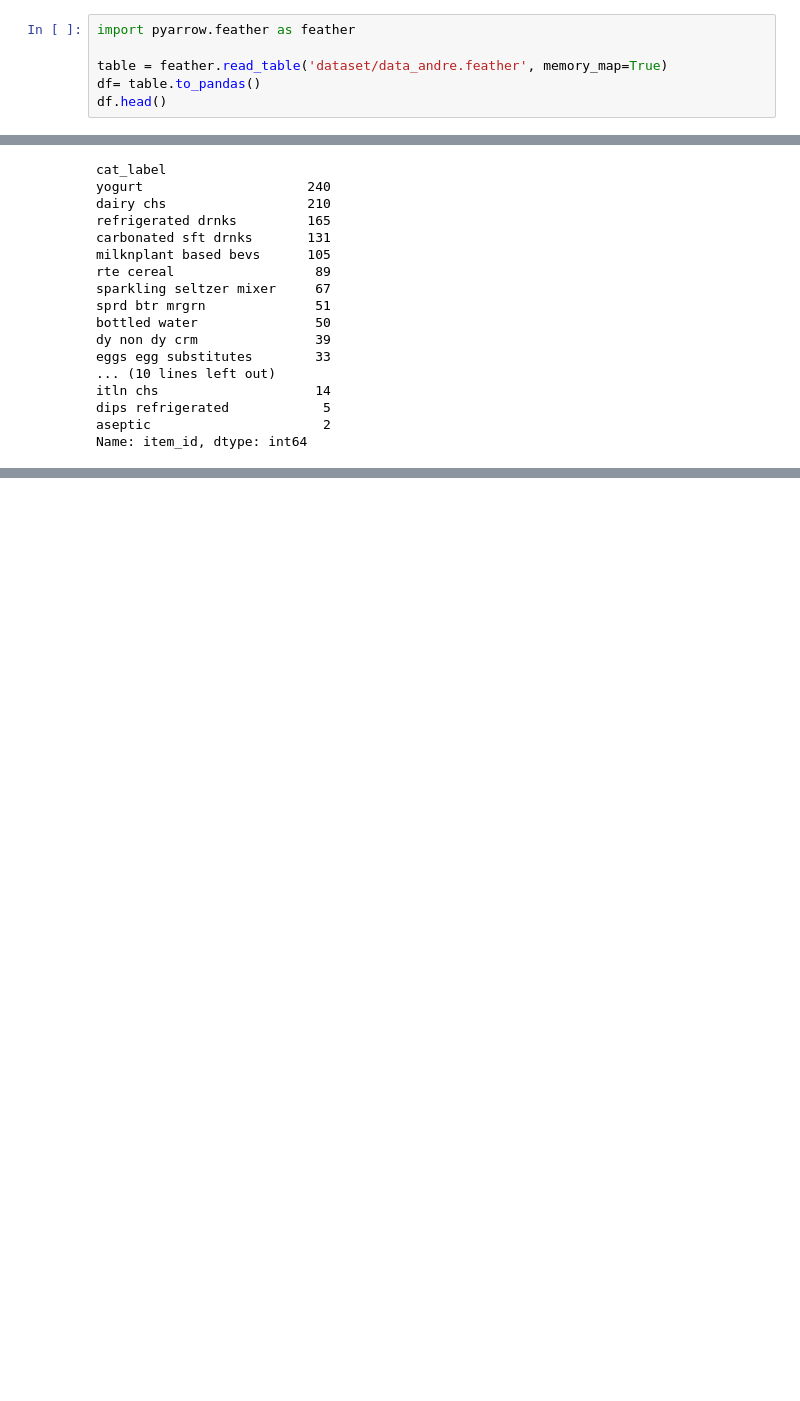
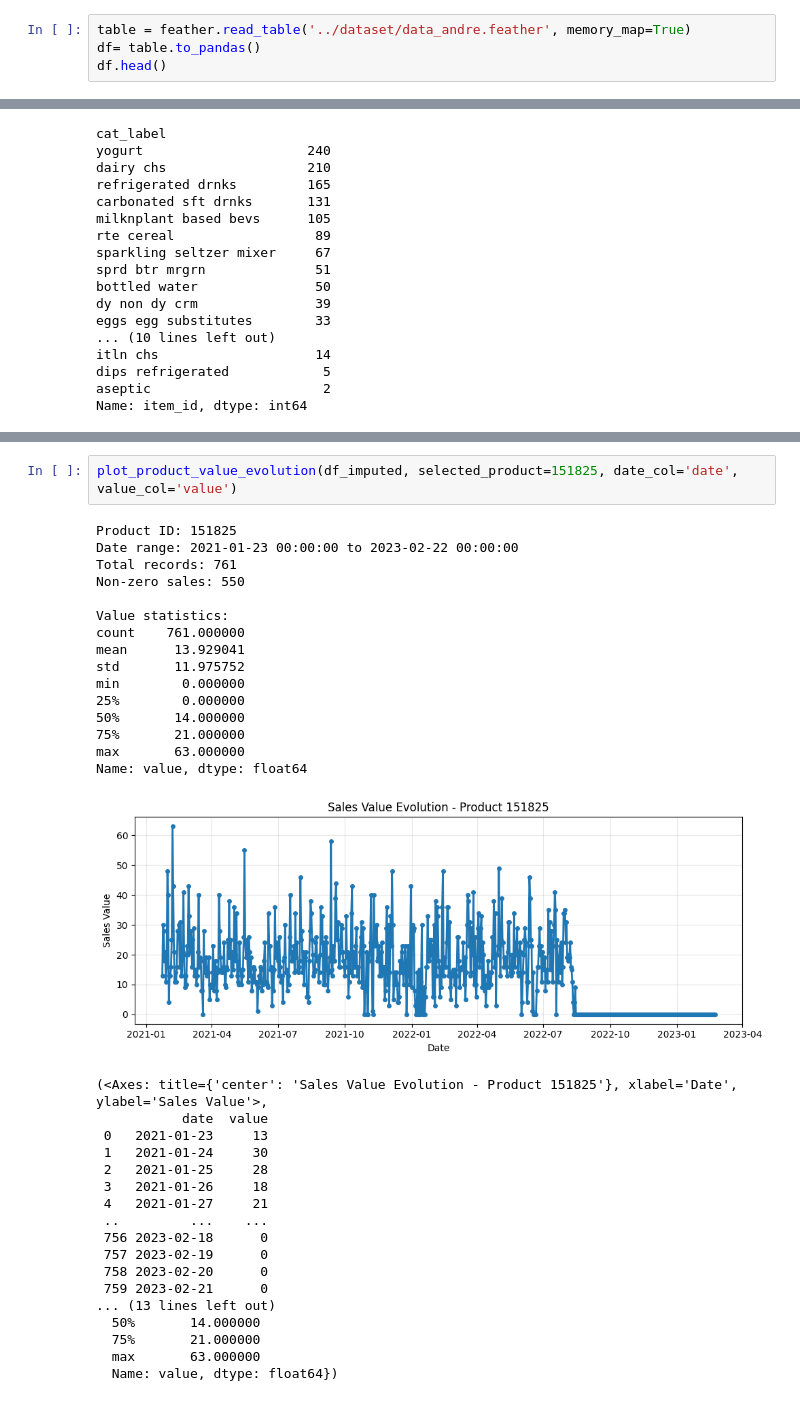
Before and after one commit to up202108724/Dissertation25-26, a Jupyter notebook: EDA/minieda.ipynb, the cells around one changed output, grey strips where cells are left out. Drawn from its saved outputs; the diff is of its cells as text; blank space fills up the shorter version.

```diff
--- a/EDA/minieda.ipynb
+++ b/EDA/minieda.ipynb
@@ -1,7 +7,5 @@
 # %%
-import pyarrow.feather as feather
-
-table = feather.read_table('dataset/data_andre.feather', memory_map=True)
+table = feather.read_table('../dataset/data_andre.feather', memory_map=True)
 df= table.to_pandas()
 df.head()
 # %% [output]
@@ -173,0 +421,36 @@ Name: item_id, dtype: int64
+# %%
+plot_product_value_evolution(df_imputed, selected_product=151825, date_col='date', value_col='value')
+# %% [output]
+Product ID: 151825
+Date range: 2021-01-23 00:00:00 to 2023-02-22 00:00:00
+Total records: 761
+Non-zero sales: 550
+
+Value statistics:
+count    761.000000
+mean      13.929041
+std       11.975752
+min        0.000000
+25%        0.000000
+50%       14.000000
+75%       21.000000
+max       63.000000
+Name: value, dtype: float64
+[figure, added]
+(<Axes: title={'center': 'Sales Value Evolution - Product 151825'}, xlabel='Date', ylabel='Sales Value'>,
+           date  value
+ 0   2021-01-23     13
+ 1   2021-01-24     30
+ 2   2021-01-25     28
+ 3   2021-01-26     18
+ 4   2021-01-27     21
+ ..         ...    ...
+ 756 2023-02-18      0
+ 757 2023-02-19      0
+ 758 2023-02-20      0
+ 759 2023-02-21      0
+... (13 lines left out)
+  50%       14.000000
+  75%       21.000000
+  max       63.000000
+  Name: value, dtype: float64})
```
Also changed, not shown: parts of 11 cells of this notebook, 9 other files.
